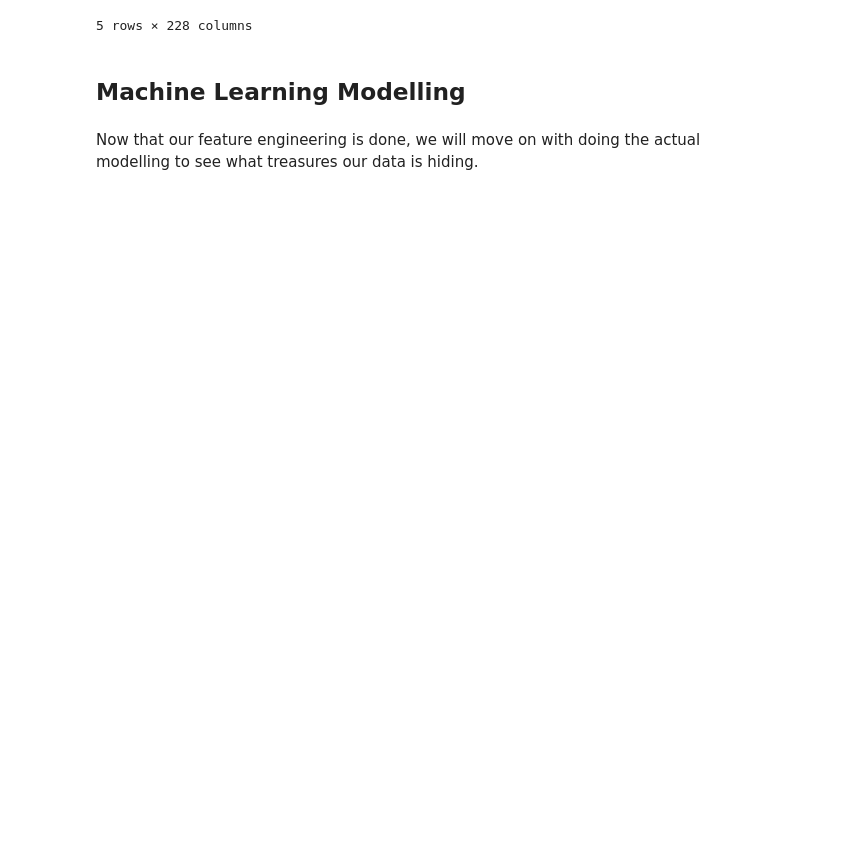
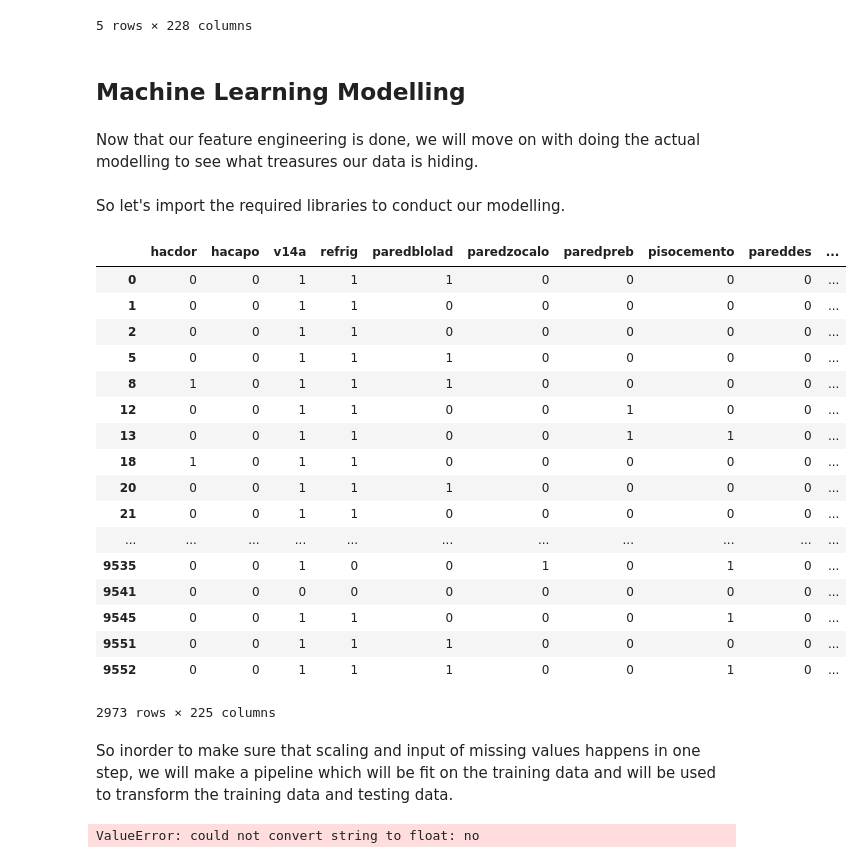
Before and after one commit to sudhamstarun/Costa-Rican-Household-Poverty-Level-Prediction, a Jupyter notebook: Machine Learning Modelling.ipynb, the cells around one changed output. Cells and saved outputs as stored; diff of their text form; code cells hidden in the pictures; blank space fills up the shorter version.

Commit message:
modelling init

```diff
--- a/Machine Learning Modelling.ipynb
+++ b/Machine Learning Modelling.ipynb
@@ -971,4 +976,9 @@ final.head()
+# %%
+head_gender = ind.loc[ind['parentesco1'] == 1, ['idhogar', 'female']]
+final = final.merge(head_gender, on = 'idhogar', how = 'left').rename(columns = {'female': 'female-head'})
 # %% [markdown]
 ## Machine Learning Modelling
 # %% [markdown]
-Now that our feature engineering is done, we will move on with doing the actual modelling to see what treasures our data is hiding.
+Now that our feature engineering is done, we will move on with doing the actual modelling to see what treasures our data is hiding.<br>
+<br>
+So let's import the required libraries to conduct our modelling.
@@ -974,0 +995,40 @@ Now that our feature engineering is done, we will move on with doing the actual
+# %%
+# Labels for training
+train_labels = np.array(list(final[final['Target'].notnull()]['Target'].astype(np.uint8)))
+
+# Extract the training data
+train_set = final[final['Target'].notnull()].drop(columns = ['Id', 'idhogar', 'Target'])
+test_set = final[final['Target'].isnull()].drop(columns = ['Id', 'idhogar', 'Target'])
+train_set
+# %% [output]
+|  | hacdor | hacapo | v14a | refrig | paredblolad | paredzocalo | paredpreb | pisocemento | pareddes | ... |
+| 0 | 0 | 0 | 1 | 1 | 1 | 0 | 0 | 0 | 0 | ... |
+| 1 | 0 | 0 | 1 | 1 | 0 | 0 | 0 | 0 | 0 | ... |
+| 2 | 0 | 0 | 1 | 1 | 0 | 0 | 0 | 0 | 0 | ... |
+| 5 | 0 | 0 | 1 | 1 | 1 | 0 | 0 | 0 | 0 | ... |
+| 8 | 1 | 0 | 1 | 1 | 1 | 0 | 0 | 0 | 0 | ... |
+| 12 | 0 | 0 | 1 | 1 | 0 | 0 | 1 | 0 | 0 | ... |
+| 13 | 0 | 0 | 1 | 1 | 0 | 0 | 1 | 1 | 0 | ... |
+| 18 | 1 | 0 | 1 | 1 | 0 | 0 | 0 | 0 | 0 | ... |
+| 20 | 0 | 0 | 1 | 1 | 1 | 0 | 0 | 0 | 0 | ... |
+| 21 | 0 | 0 | 1 | 1 | 0 | 0 | 0 | 0 | 0 | ... |
+| ... | ... | ... | ... | ... | ... | ... | ... | ... | ... | ... |
+| 9535 | 0 | 0 | 1 | 0 | 0 | 1 | 0 | 1 | 0 | ... |
+| 9541 | 0 | 0 | 0 | 0 | 0 | 0 | 0 | 0 | 0 | ... |
+| 9545 | 0 | 0 | 1 | 1 | 0 | 0 | 0 | 1 | 0 | ... |
+| 9551 | 0 | 0 | 1 | 1 | 1 | 0 | 0 | 0 | 0 | ... |
+| 9552 | 0 | 0 | 1 | 1 | 1 | 0 | 0 | 1 | 0 | ... |
+2973 rows × 225 columns
+# %% [markdown]
+So inorder to make sure that scaling and input of missing values happens in one step, we will make a pipeline which will be fit on the training data and will be used to transform the training data and testing data.
+# %%
+features = list(train_set.columns)
+
+pipeline = Pipeline([('imputer', Imputer(strategy = 'median')),
+                      ('scaler', MinMaxScaler())])
+
+# Fit and transform training data
+train_set = pipeline.fit_transform(train_set)
+test_set = pipeline.transform(test_set)
+# %% [output]
+ValueError: could not convert string to float: no
```
Also changed, not shown: parts of 4 cells of this notebook.
